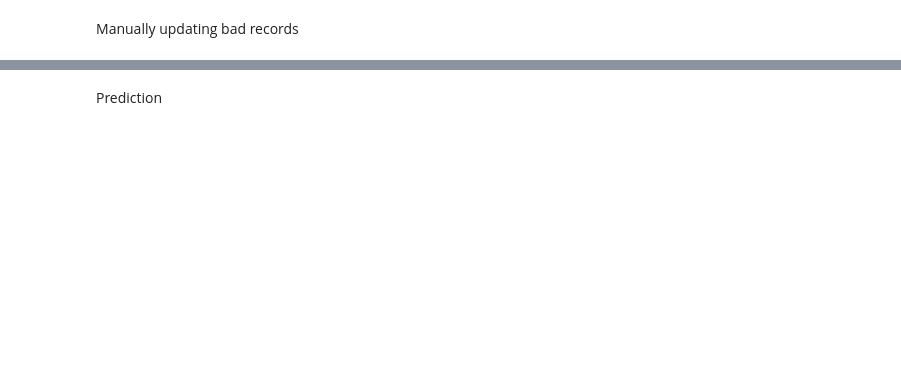
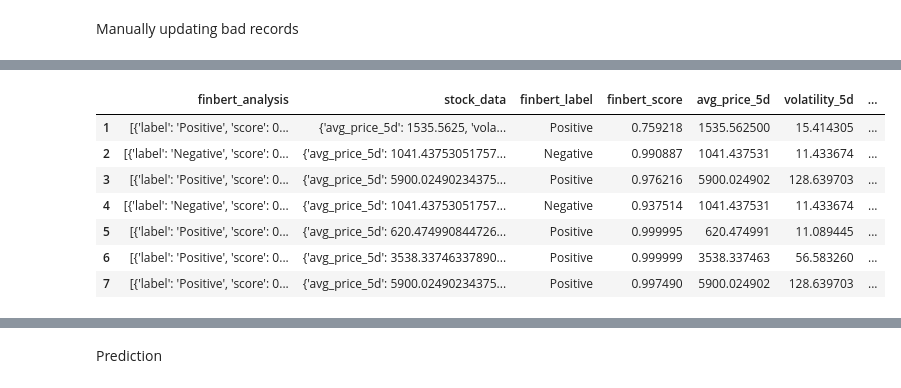
Before and after one commit to ajaypatil1616/stock_market_recommended, a Jupyter notebook: 3.Model training/5.prediction on new news.ipynb, the cells around one changed output, grey strips where cells are left out. Cells and saved outputs as stored; diff of their text form; code cells hidden in the pictures; blank space fills up the shorter version.

```diff
--- a/3.Model training/5.prediction on new news.ipynb
+++ b/3.Model training/5.prediction on new news.ipynb
@@ -389,0 +565,2 @@ selected_column_df[['finbert_label', 'finbert_score']] = selected_column_df['fin
+# %%
+selected_column_df = selected_column_df.iloc[1:8,:]
@@ -401,6 +589,17 @@ def extract_stock_data(stock_data):
     return avg_price_5d,volatility_5d, avg_volume_5d, open_price_news_day, close_price_news_day, volume_news_day, price_movement_1d,gap, stock_movement_on_news_day
 # %%
 selected_column_df[['avg_price_5d','volatility_5d','avg_volume_5d','open_price_news_day','close_price_news_day','volume_news_day','price_movement_1d','gap','stock_movement_on_news_day']] =selected_column_df['stock_data'].apply(extract_stock_data).apply(pd.Series)
+# %%
+selected_column_df
+# %% [output]
+|  | finbert_analysis | stock_data | finbert_label | finbert_score | avg_price_5d | volatility_5d | ... |
+| 1 | [{'label': 'Positive', 'score': 0... | {'avg_price_5d': 1535.5625, 'vola... | Positive | 0.759218 | 1535.562500 | 15.414305 | ... |
+| 2 | [{'label': 'Negative', 'score': 0... | {'avg_price_5d': 1041.43753051757... | Negative | 0.990887 | 1041.437531 | 11.433674 | ... |
+| 3 | [{'label': 'Positive', 'score': 0... | {'avg_price_5d': 5900.02490234375... | Positive | 0.976216 | 5900.024902 | 128.639703 | ... |
+| 4 | [{'label': 'Negative', 'score': 0... | {'avg_price_5d': 1041.43753051757... | Negative | 0.937514 | 1041.437531 | 11.433674 | ... |
+| 5 | [{'label': 'Positive', 'score': 0... | {'avg_price_5d': 620.474990844726... | Positive | 0.999995 | 620.474991 | 11.089445 | ... |
+| 6 | [{'label': 'Positive', 'score': 0... | {'avg_price_5d': 3538.33746337890... | Positive | 0.999999 | 3538.337463 | 56.583260 | ... |
+| 7 | [{'label': 'Positive', 'score': 0... | {'avg_price_5d': 5900.02490234375... | Positive | 0.997490 | 5900.024902 | 128.639703 | ... |
 # %%
 dropped_column_df = selected_column_df.drop(columns=['finbert_analysis','stock_data'])
 # %%
```
Also changed, not shown: parts of 22 cells of this notebook.
